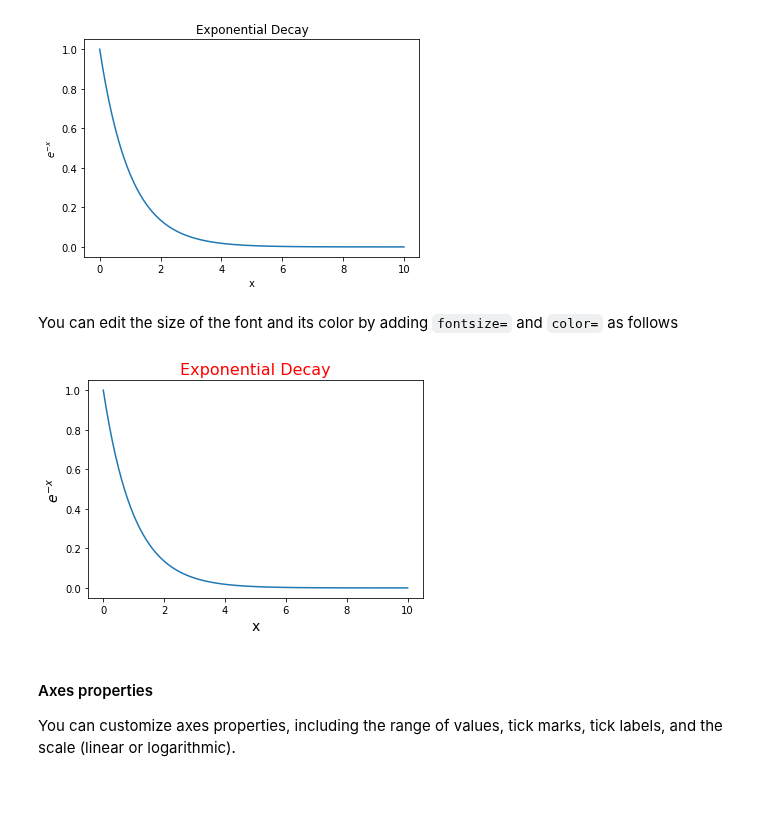
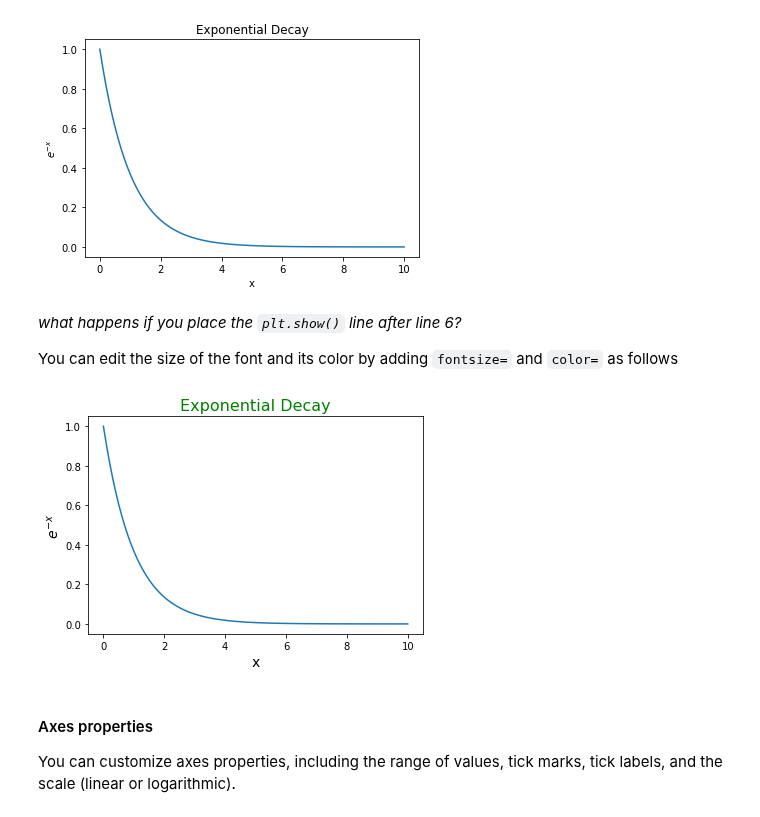
Before and after one commit to cdrischler/compphysics-summer-tutorials, a Jupyter notebook: plotting_tutorial/plotting_tutorial.ipynb, the cells around one changed output. Saved outputs shown, nothing was run; the diff lists cells and outputs as text; code cells hidden in the pictures.

```diff
--- a/plotting_tutorial/plotting_tutorial.ipynb
+++ b/plotting_tutorial/plotting_tutorial.ipynb
@@ -641,18 +637,19 @@ plt.show()
 # %% [output]
 [figure]
 # %% [markdown]
+<i> what happens if you place the `plt.show()` line after line 6? </i>
+
 You can edit the size of the font and its color by adding `fontsize=` and `color=` as follows
 # %%
-plt.title('Exponential Decay', fontsize = 16, color='red')
+x = np.linspace(0,10,100)
+plt.plot(x, np.exp(-x))
 
-x = np.linspace(0,10,100)
-
-plt.plot(x, np.exp(-x))
+plt.title('Exponential Decay', fontsize = 16, color='green')
 plt.xlabel('x', fontsize=14, color='black')
 plt.ylabel('$e^{-x}$', fontsize = 14, color='black')
 plt.show()
 # %% [output]
-[figure, old version]
+[figure, new version]
 # %% [markdown]
 #### Axes properties
 
```
Also changed, not shown: parts of 16 cells of this notebook.
